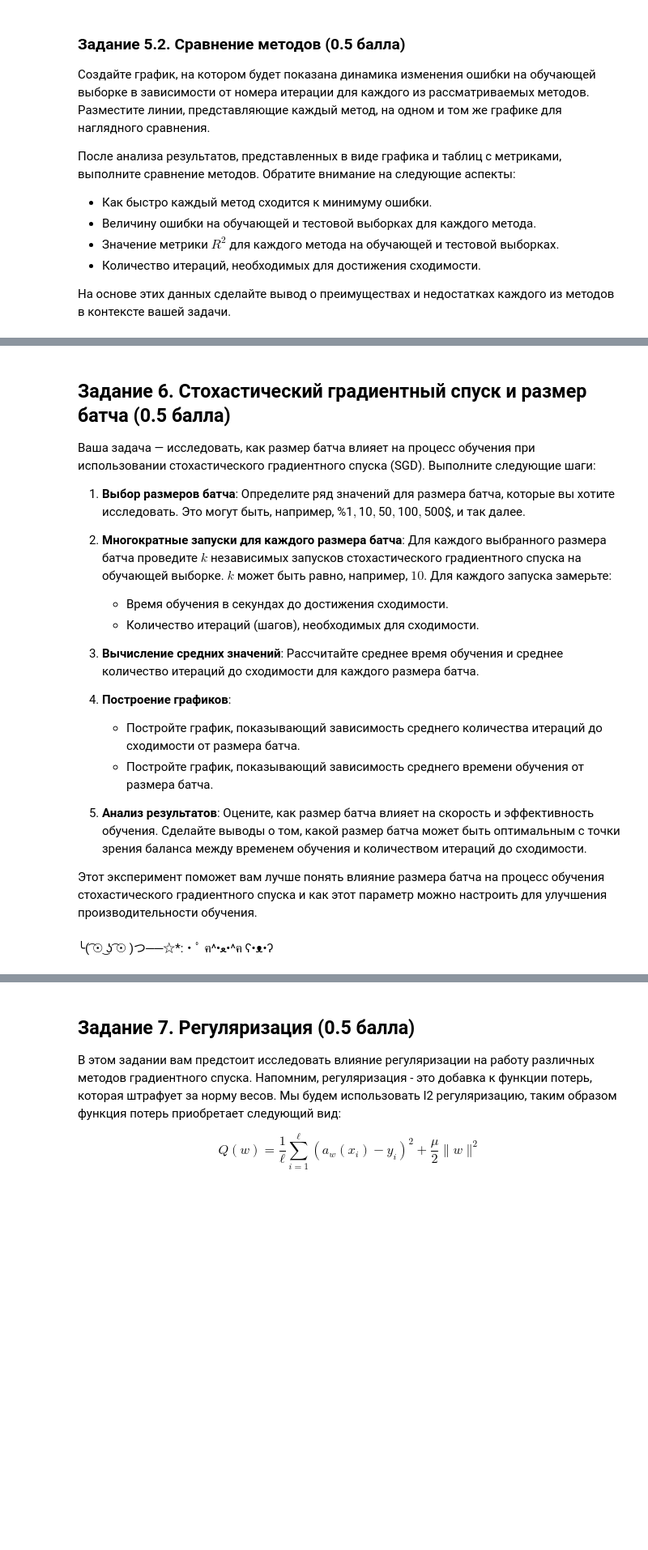
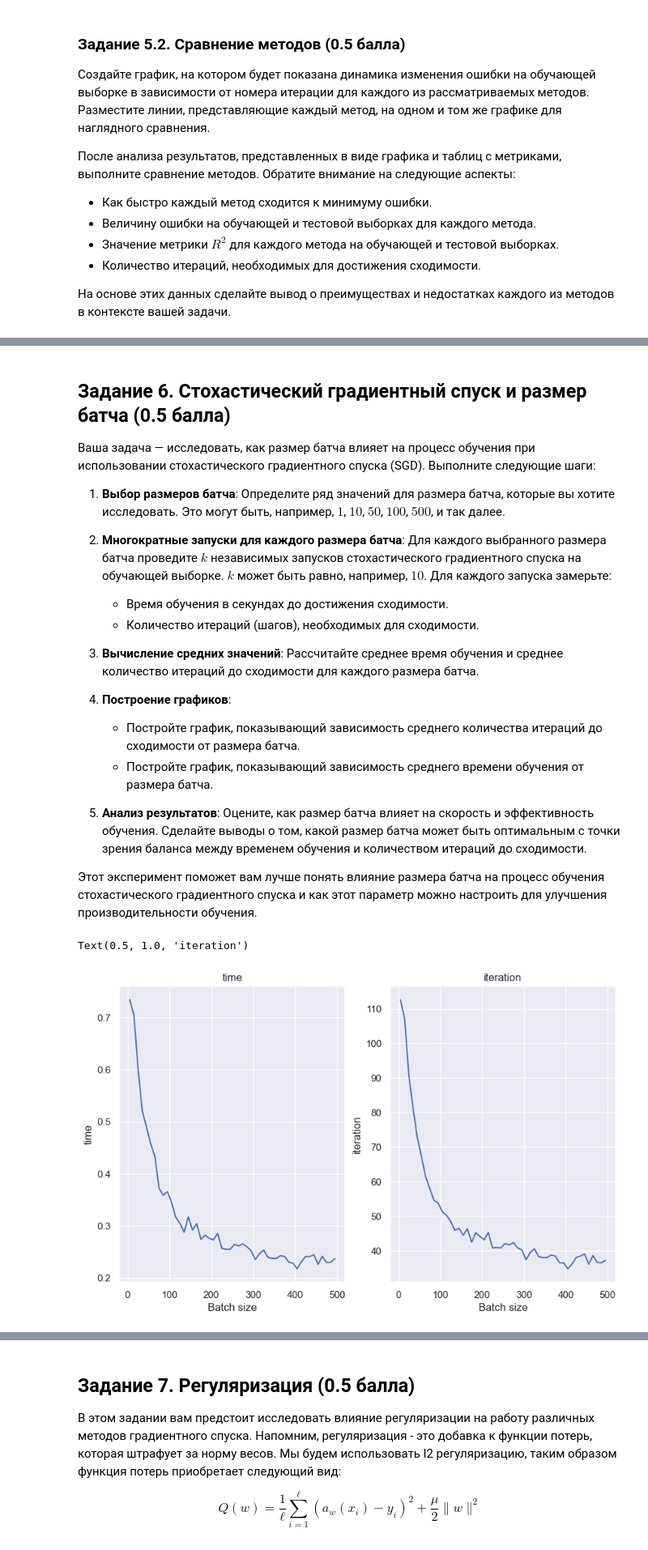
Before and after one commit to nrww/ML-L4, a Jupyter notebook: ML MAI & SBER. GD. LAB 4.ipynb, the cells around one changed output, grey strips where cells are left out. Shown at 81% size. Cells and saved outputs as stored; diff of their text form; code cells hidden in the pictures; blank space fills up the shorter version.

```diff
--- a/ML MAI & SBER. GD. LAB 4.ipynb
+++ b/ML MAI & SBER. GD. LAB 4.ipynb
@@ -684,7 +635,7 @@ for i, method in enumerate(methods):
 
 Ваша задача — исследовать, как размер батча влияет на процесс обучения при использовании стохастического градиентного спуска (SGD). Выполните следующие шаги:
 
-1. **Выбор размеров батча**: Определите ряд значений для размера батча, которые вы хотите исследовать. Это могут быть, например, %1$, $10$, $50$, $100$, $500$, и так далее.
+1. **Выбор размеров батча**: Определите ряд значений для размера батча, которые вы хотите исследовать. Это могут быть, например, $1$, $10$, $50$, $100$, $500$, и так далее.
 
 2. **Многократные запуски для каждого размера батча**: Для каждого выбранного размера батча проведите $k$ независимых запусков стохастического градиентного спуска на обучающей выборке. $k$ может быть равно, например, $10$. Для каждого запуска замерьте:
    - Время обучения в секундах до достижения сходимости.
@@ -706,2 +653,37 @@ batch_sizes = np.arange(5, 500, 10)
-# %% [markdown]
-╰( ͡☉ ͜ʖ ͡☉ )つ──☆*:・ﾟ   ฅ^•ﻌ•^ฅ   ʕ•ᴥ•ʔ
+# %%
+from time import time
+batch_sizes = np.arange(5, 500, 10)
+
+k = 20
+descent_config = {'descent_name': 'stochastic', 'regularized': False, 'kwargs': {'batch_size': 1, 'dimension': X_train.shape[1], 'lambda_': best_lambdas['stochastic']}}
+
+batch_size_iter = {}
+batch_size_time = {}
+
+for batch_size in batch_sizes:
+    batch_size_time[batch_size] = 0
+    batch_size_iter[batch_size] = 0
+    for _ in range(k):
+        descent_config['kwargs']['batch_size'] = batch_size
+        model = LinearRegression(descent_config=descent_config, tolerance=1e-2, max_iter=500)
+        timer = time()
+        model.fit(X_train, y_train)
+        batch_size_time[batch_size] += time() - timer
+        batch_size_iter[batch_size] += model.iteration
+
+    batch_size_time[batch_size] /= k
+    batch_size_iter[batch_size] /= k
+
+#╰( ͡☉ ͜ʖ ͡☉ )つ──☆*:・ﾟ   ฅ^•ﻌ•^ฅ   ʕ•ᴥ•ʔ
+# %%
+plt.figure(figsize=(10, 6))
+
+plt.subplot(1, 2, 1)
+sns.lineplot(batch_size_time).set(xlabel='Batch size', ylabel='time')
+plt.title('time')
+plt.subplot(1, 2, 2)
+sns.lineplot(batch_size_iter).set(xlabel='Batch size', ylabel='iteration')
+plt.title('iteration')
+# %% [output]
+Text(0.5, 1.0, 'iteration')
+[figure, added]
```
Also changed, not shown: parts of 34 cells of this notebook.
